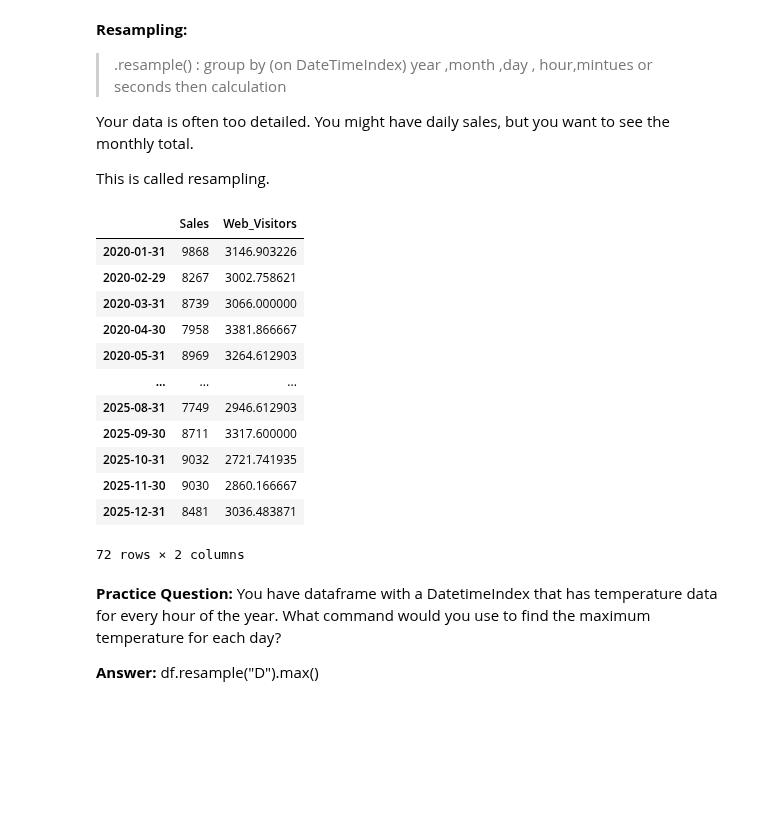
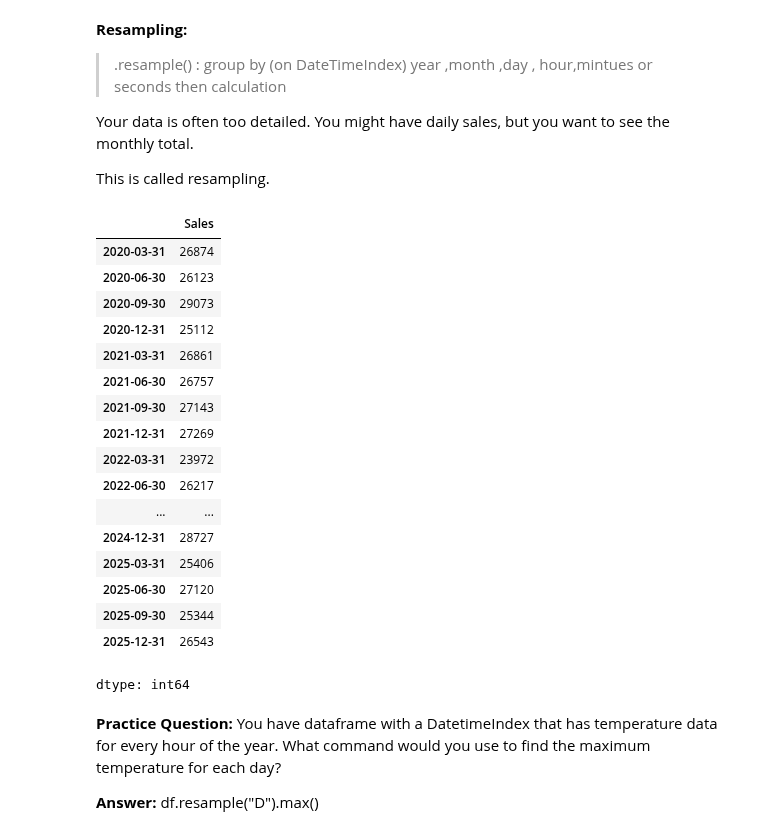
Before and after one commit to ak786abdullah/pandas-library-practice-, a Jupyter notebook: pandas practice, notes&projects (basic to advance).ipynb, the cells around one changed output. Drawn from its saved outputs; the diff is of its cells as text; code cells hidden in the pictures; blank space fills up the shorter version.

```diff
--- a/pandas practice, notes&projects (basic to advance).ipynb
+++ b/pandas practice, notes&projects (basic to advance).ipynb
@@ -1764,22 +1764,29 @@ This is called resampling.
 # %%
 # sum of sales by year
 df.resample("YE")["Sales"].sum()
 # sum of sales and average of Web_Visitor by Month
 df.resample("ME").agg({"Sales":"sum","Web_Visitors":"mean"})
+# sum of sales by quertile
+df.resample("QE")["Sales"].sum()
 # %% [output]
-|  | Sales | Web_Visitors |
-| 2020-01-31 | 9868 | 3146.903226 |
-| 2020-02-29 | 8267 | 3002.758621 |
-| 2020-03-31 | 8739 | 3066.000000 |
-| 2020-04-30 | 7958 | 3381.866667 |
-| 2020-05-31 | 8969 | 3264.612903 |
-| ... | ... | ... |
-| 2025-08-31 | 7749 | 2946.612903 |
-| 2025-09-30 | 8711 | 3317.600000 |
-| 2025-10-31 | 9032 | 2721.741935 |
-| 2025-11-30 | 9030 | 2860.166667 |
-| 2025-12-31 | 8481 | 3036.483871 |
+|  | Sales |
+| 2020-03-31 | 26874 |
+| 2020-06-30 | 26123 |
+| 2020-09-30 | 29073 |
+| 2020-12-31 | 25112 |
+| 2021-03-31 | 26861 |
+| 2021-06-30 | 26757 |
+| 2021-09-30 | 27143 |
+| 2021-12-31 | 27269 |
+| 2022-03-31 | 23972 |
+| 2022-06-30 | 26217 |
+| ... | ... |
+| 2024-12-31 | 28727 |
+| 2025-03-31 | 25406 |
+| 2025-06-30 | 27120 |
+| 2025-09-30 | 25344 |
+| 2025-12-31 | 26543 |
-72 rows × 2 columns
+dtype: int64
 # %% [markdown]
 **Practice Question:**
 You have dataframe with a DatetimeIndex that has temperature data for every hour of the year. What command would you use to find the maximum temperature for each day?
```
